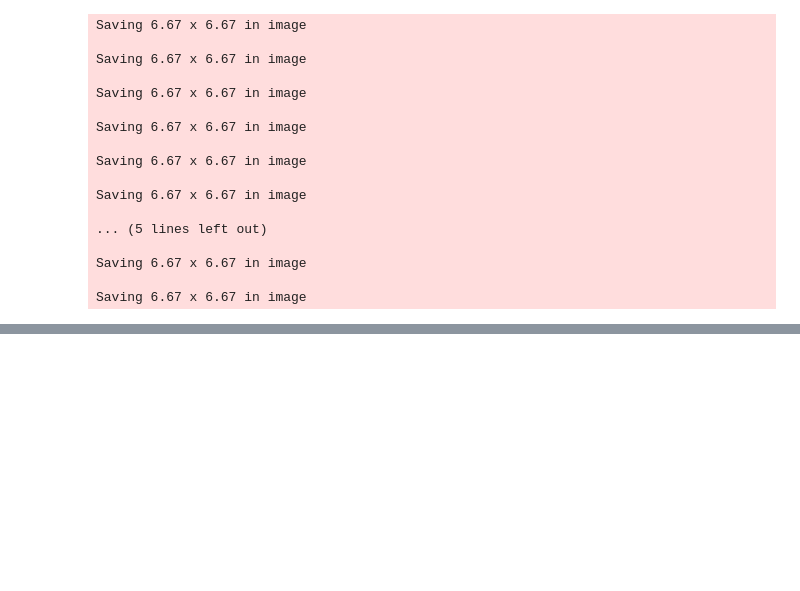
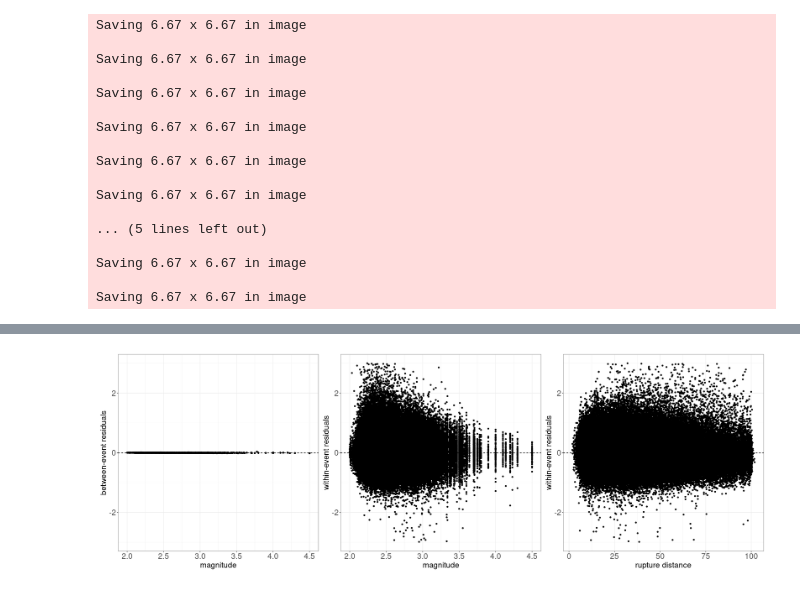
Before and after one commit to wangyf/NonergodicSD, a Jupyter notebook: nonergodic.ipynb, the cells around one changed output, grey strips where cells are left out. Cells and saved outputs as stored; diff of their text form; code cells hidden in the pictures; blank space fills up the shorter version.

```diff
--- a/nonergodic.ipynb
+++ b/nonergodic.ipynb
@@ -515,3 +532,46 @@ Saving 6.67 x 6.67 in image
 Saving 6.67 x 6.67 in image
 
 Saving 6.67 x 6.67 in image
+# %%
+#load non-ergodic coefficients and residuals
+fname_hparam  <- file.path(dir_out, paste0(reg_name,'_inla_hyperparameters.csv'))
+fname_gmotion <- file.path(dir_out, paste0(reg_name,'_inla_residuals.csv'))
+fname_coeff   <- file.path(dir_out, paste0(reg_name,'_inla_coefficients.csv'))
+df_hparam  <- read.csv(fname_hparam)
+df_gmotion <- read.csv(fname_gmotion)
+df_coeff   <- read.csv(fname_coeff)
+
+#merge gm-flatfile with non-ergodic coeffs and res
+df_gmotion <- merge(df_flatfile,df_gmotion)
+df_coeff   <- merge(df_flatfile,df_coeff)
+
+#print mean and standard deviations of aleatory terms
+fprintf('Between-event mean:\t %.3f\n', mean(df_gmotion$res_between))
+fprintf('Within-event mean:\t %.3f\n',  mean(df_gmotion$res_within))
+fprintf('Between-event std:\t %.3f\n',  sd(df_gmotion$res_between))
+fprintf('Within-event std:\t %.3f\n',   sd(df_gmotion$res_within))
+# %%
+
+
+#between-event residuals
+pl_dB_mag <- ggplot(df_gmotion, aes(mag, res_between)) + theme_bw() + ylim(-3,3) +
+              geom_point() + geom_hline(yintercept=0,linetype="dashed") +
+              labs(x='magnitude', y='between-event residuals') +
+              theme(axis.title = element_text(size=20),
+                    axis.text.y = element_text(size=20), axis.text.x = element_text(size=20))
+
+#within-event residuals
+pl_dW_mag <- ggplot(df_gmotion, aes(mag, res_within)) + theme_bw() +ylim(-3,3) +
+              geom_point() + geom_hline(yintercept=0,linetype="dashed") +
+              labs(x='magnitude', y='within-event residuals') +
+              theme(axis.title = element_text(size=20),
+                    axis.text.y = element_text(size=20), axis.text.x = element_text(size=20))
+
+pl_dW_Rrup <- ggplot(df_gmotion, aes(R, res_within)) + theme_bw() + ylim(-3,3) +
+               geom_point() + geom_hline(yintercept=0,linetype="dashed") +
+               labs(x='rupture distance', y='within-event residuals') +
+               theme(axis.title = element_text(size=20),
+                     axis.text.y = element_text(size=20), axis.text.x = element_text(size=20))
+
+pl_dB_mag + pl_dW_mag + pl_dW_Rrup
+# %% [output]
@@ -517,0 +582 @@ Saving 6.67 x 6.67 in image
+[figure, added]
```
Also changed, not shown: parts of 10 cells of this notebook.
